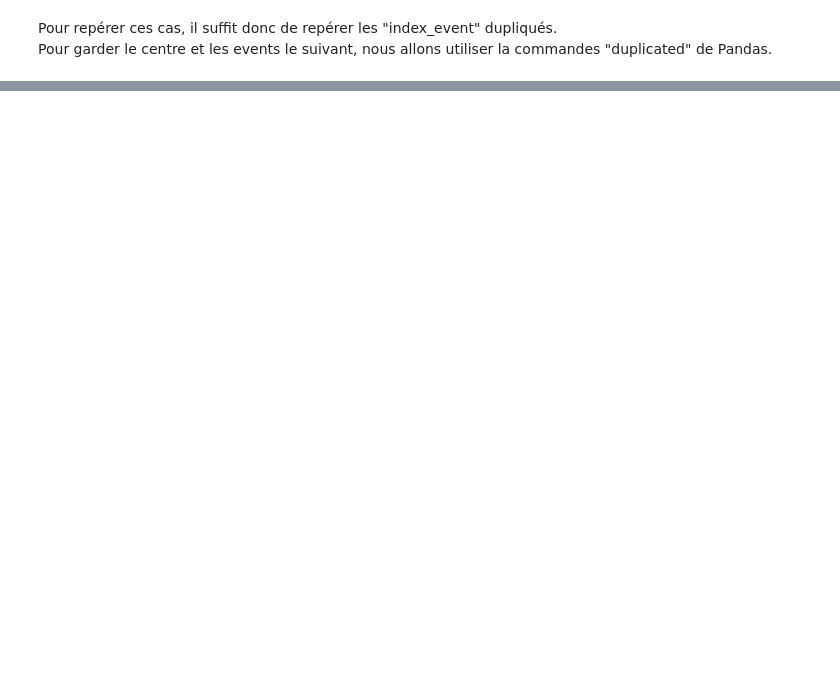
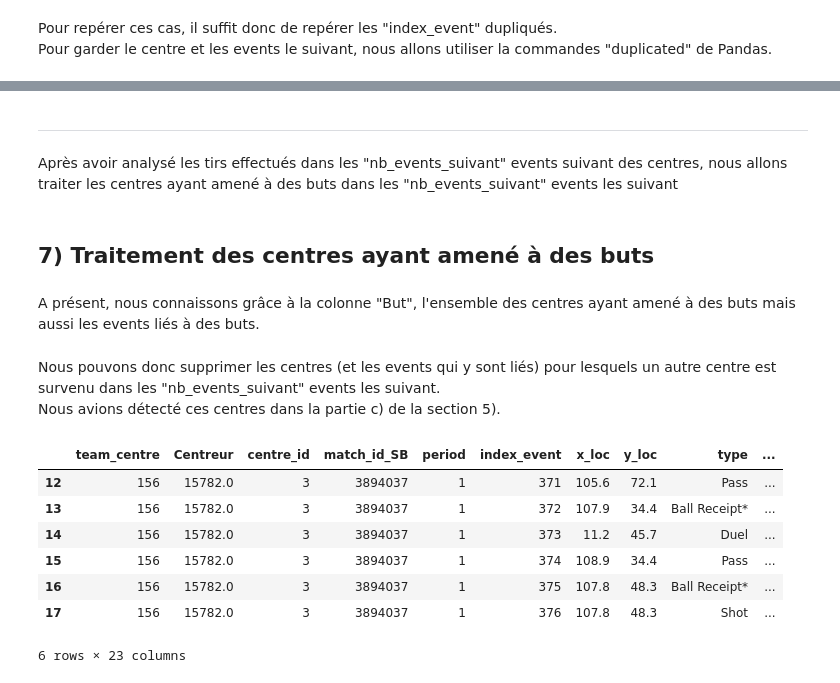
Before and after one commit to Nathan7128/PROJET-4A, a Jupyter notebook: Traitement_donnees/zones_de_centre/zones_de_centre.ipynb, the cells around one changed output, grey strips where cells are left out. Drawn from its saved outputs; the diff is of its cells as text; code cells hidden in the pictures; blank space fills up the shorter version.

```diff
--- a/Traitement_donnees/zones_de_centre/zones_de_centre.ipynb
+++ b/Traitement_donnees/zones_de_centre/zones_de_centre.ipynb
@@ -177,0 +209,8 @@ events_centres.loc[filtre_goal, "But"] = "Oui"
+# %%
+# Récupération des lignes correspondant à des tirs
+# La condition "events_centres.team_centre == events_centres.team_id_SB" nous assure que nous gardons seulement les tirs effectués par les équipes
+# qui ont effectué le centre associé à l'event lié au tir
+filtre_shot = (events_centres.type == "Shot") & (events_centres.team_centre == events_centres.team_id_SB)
+
+# Ajout de l'information sur le tireur à la colonne "Tireur"
+events_centres.loc[filtre_shot, "Tireur"] = events_centres.loc[filtre_shot, "player_id_SB"]
@@ -177,0 +229,5 @@ events_centres.loc[filtre_goal, "But"] = "Oui"
+# %% [markdown]
+---
+Après avoir analysé les tirs effectués dans les "nb_events_suivant" events suivant des centres, nous allons traiter les centres ayant amené à des buts dans les "nb_events_suivant" events les suivant
+# %% [markdown]
+## 7) Traitement des centres ayant amené à des buts
@@ -177,0 +238,38 @@ events_centres.loc[filtre_goal, "But"] = "Oui"
+# %%
+# Création d'un filtre pour récupérer les lignes/events liées à des buts
+# Pour pouvoir extraire les events liés à des CSC, nous ajoutons la condition "events_centres.type == "Own Goal For""
+filtre_but = ((events_centres.shot_outcome == "Goal") | (events_centres.type == "Own Goal For")) & (events_centres.team_centre == events_centres.team_id_SB)
+
+# Ajout de l'information du but aux lignes liées à des buts
+events_centres.loc[filtre_but, "But"] = "Oui"
+# %%
+# Nous souhaitons aussi indiquer les centres ayant amené à des buts, c'est ce que nous réalisons avec la ligne suivante
+# Pour cela, nous allons récupérer les "centre_id" des lignes correspondant à des buts
+centre_id_but = events_centres.loc[filtre_but, "centre_id"]
+
+# Modification de la colonne "But" pour les centres ayant amené à un but
+events_centres.loc[(events_centres.centre_id.isin(centre_id_but)) & (events_centres.pass_cross == 1), "But"] = "Oui"
+# %% [markdown]
+A présent, nous connaissons grâce à la colonne "But", l'ensemble des centres ayant amené à des buts mais aussi les events liés à des buts.
+# %% [markdown]
+Nous pouvons donc supprimer les centres (et les events qui y sont liés) pour lesquels un autre centre est survenu dans les "nb_events_suivant" events les suivant.
+Nous avions détecté ces centres dans la partie c) de la section 5).
+# %%
+# Récupération des centres et des events les suivant à supprimer
+centres_events_a_suppr = events_centres[events_centres.centre_id.isin(centre_id_dupl)]
+
+# Suppression de ces lignes, en vérifiant que les centres à supprimer n'ont pas amené à un but, sinon on les garde
+events_centres.drop(centres_events_a_suppr[centres_events_a_suppr.But == "Non"].index, inplace = True)
+# %%
+# Aperçu des données
+ex_but = centre_id_but.iloc[0]
+events_centres[events_centres.centre_id == ex_but]
+# %% [output]
+|  | team_centre | Centreur | centre_id | match_id_SB | period | index_event | x_loc | y_loc | type | ... |
+| 12 | 156 | 15782.0 | 3 | 3894037 | 1 | 371 | 105.6 | 72.1 | Pass | ... |
+| 13 | 156 | 15782.0 | 3 | 3894037 | 1 | 372 | 107.9 | 34.4 | Ball Receipt* | ... |
+| 14 | 156 | 15782.0 | 3 | 3894037 | 1 | 373 | 11.2 | 45.7 | Duel | ... |
+| 15 | 156 | 15782.0 | 3 | 3894037 | 1 | 374 | 108.9 | 34.4 | Pass | ... |
+| 16 | 156 | 15782.0 | 3 | 3894037 | 1 | 375 | 107.8 | 48.3 | Ball Receipt* | ... |
+| 17 | 156 | 15782.0 | 3 | 3894037 | 1 | 376 | 107.8 | 48.3 | Shot | ... |
+6 rows × 23 columns
```
Also changed, not shown: parts of 45 cells of this notebook, 11 other files.
